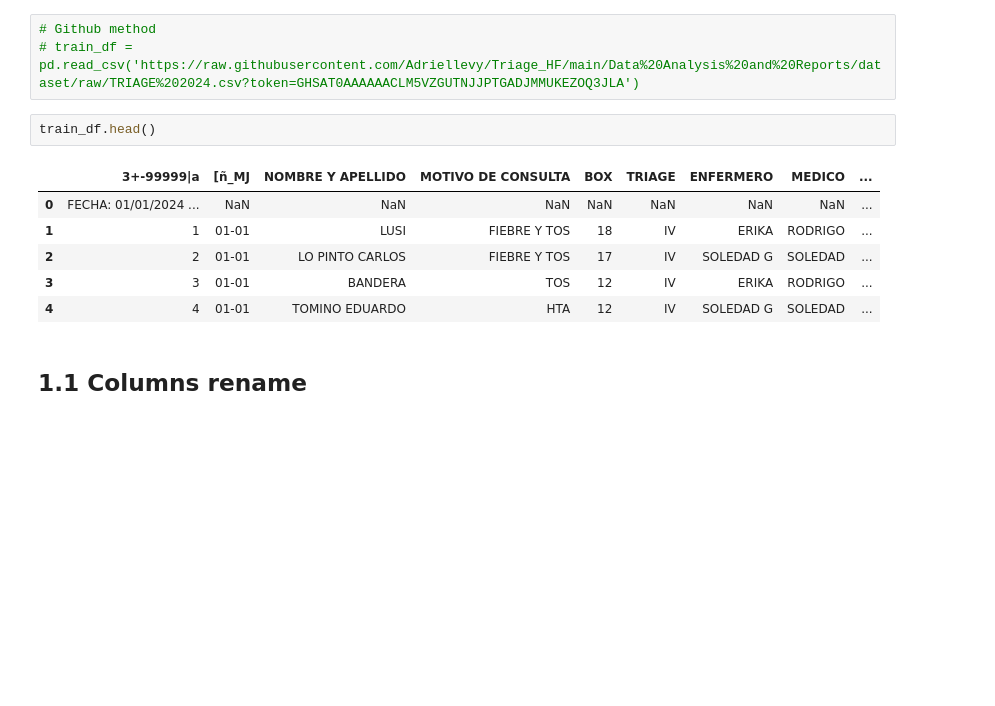
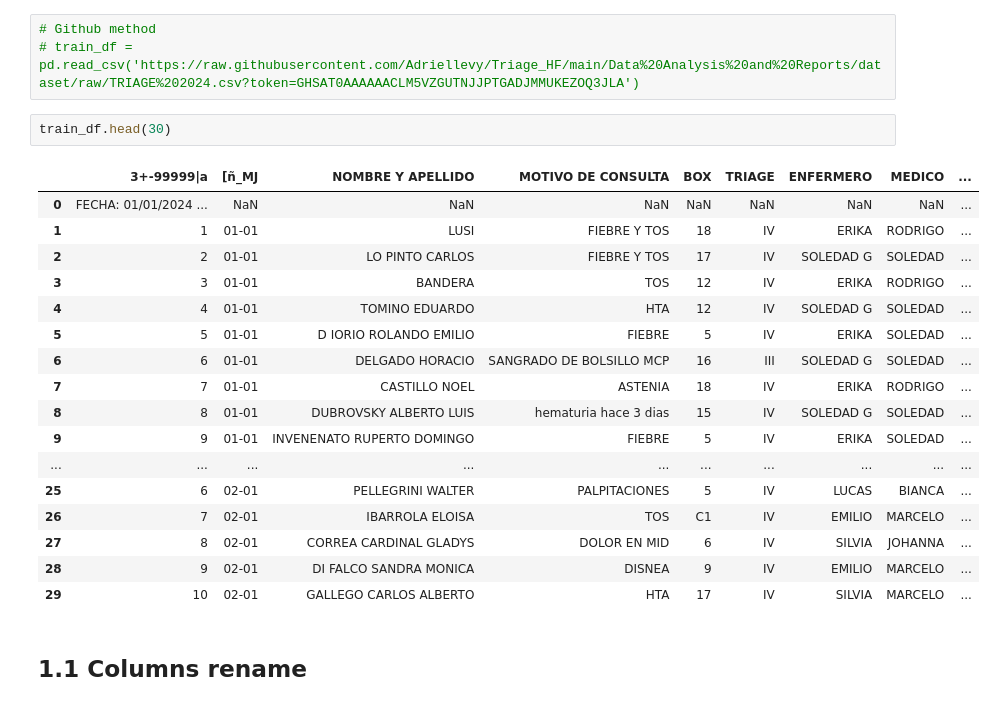
Before and after one commit to Adriellevy/Triage_HF, a Jupyter notebook: DataAnalysisAndReports/notebooks/Triage_HF.ipynb, the cells around one changed output. Cells and saved outputs as stored; diff of their text form; blank space fills up the shorter version.

```diff
--- a/DataAnalysisAndReports/notebooks/Triage_HF.ipynb
+++ b/DataAnalysisAndReports/notebooks/Triage_HF.ipynb
@@ -48,14 +48,25 @@ train_df = pd.read_csv('../dataset/raw/TRIAGE_2024.csv')
 # Github method
 # train_df = pd.read_csv('https://raw.githubusercontent.com/Adriellevy/Triage_HF/main/Data%20Analysis%20and%20Reports/dataset/raw/TRIAGE%202024.csv?token=GHSAT0AAAAAACLM5VZGUTNJJPTGADJMMUKEZOQ3JLA')
 # %%
-train_df.head()
+train_df.head(30)
 # %% [output]
 |  | 3+-99999|a | [ñ_MJ | NOMBRE Y APELLIDO | MOTIVO DE CONSULTA | BOX | TRIAGE | ENFERMERO | MEDICO | ... |
 | 0 | FECHA: 01/01/2024 ... | NaN | NaN | NaN | NaN | NaN | NaN | NaN | ... |
 | 1 | 1 | 01-01 | LUSI | FIEBRE Y TOS | 18 | IV | ERIKA | RODRIGO | ... |
 | 2 | 2 | 01-01 | LO PINTO CARLOS | FIEBRE Y TOS | 17 | IV | SOLEDAD G | SOLEDAD | ... |
 | 3 | 3 | 01-01 | BANDERA | TOS | 12 | IV | ERIKA | RODRIGO | ... |
 | 4 | 4 | 01-01 | TOMINO EDUARDO | HTA | 12 | IV | SOLEDAD G | SOLEDAD | ... |
+| 5 | 5 | 01-01 | D IORIO ROLANDO EMILIO | FIEBRE | 5 | IV | ERIKA | SOLEDAD | ... |
+| 6 | 6 | 01-01 | DELGADO HORACIO | SANGRADO DE BOLSILLO MCP | 16 | III | SOLEDAD G | SOLEDAD | ... |
+| 7 | 7 | 01-01 | CASTILLO NOEL | ASTENIA | 18 | IV | ERIKA | RODRIGO | ... |
+| 8 | 8 | 01-01 | DUBROVSKY ALBERTO LUIS | hematuria hace 3 dias | 15 | IV | SOLEDAD G | SOLEDAD | ... |
+| 9 | 9 | 01-01 | INVENENATO RUPERTO DOMINGO | FIEBRE | 5 | IV | ERIKA | SOLEDAD | ... |
+| ... | ... | ... | ... | ... | ... | ... | ... | ... | ... |
+| 25 | 6 | 02-01 | PELLEGRINI WALTER | PALPITACIONES | 5 | IV | LUCAS | BIANCA | ... |
+| 26 | 7 | 02-01 | IBARROLA ELOISA | TOS | C1 | IV | EMILIO | MARCELO | ... |
+| 27 | 8 | 02-01 | CORREA CARDINAL GLADYS | DOLOR EN MID | 6 | IV | SILVIA | JOHANNA | ... |
+| 28 | 9 | 02-01 | DI FALCO SANDRA MONICA | DISNEA | 9 | IV | EMILIO | MARCELO | ... |
+| 29 | 10 | 02-01 | GALLEGO CARLOS ALBERTO | HTA | 17 | IV | SILVIA | MARCELO | ... |
 # %% [markdown]
 ## 1.1 Columns rename
 # %% [markdown]
```
Also changed, not shown: parts of 16 cells of this notebook, 1 other file.
